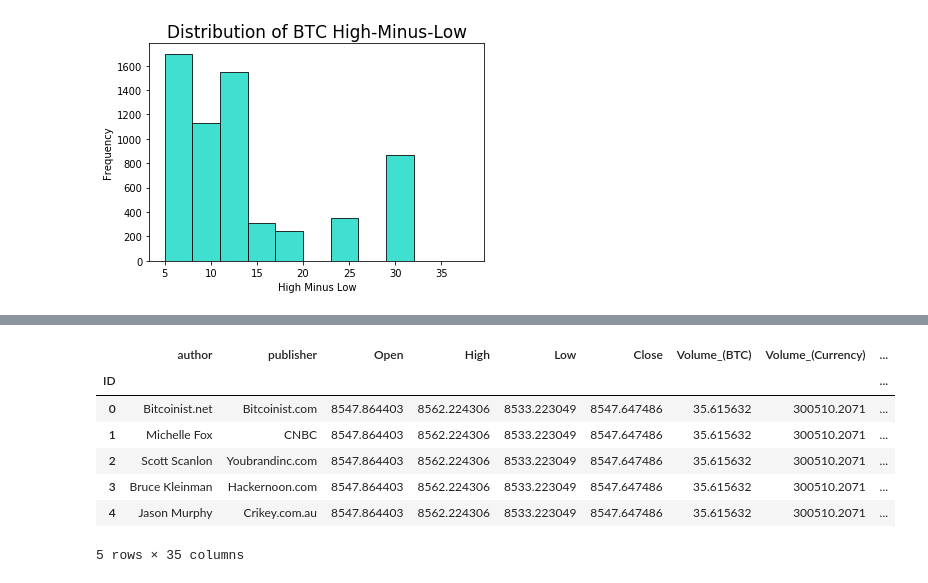
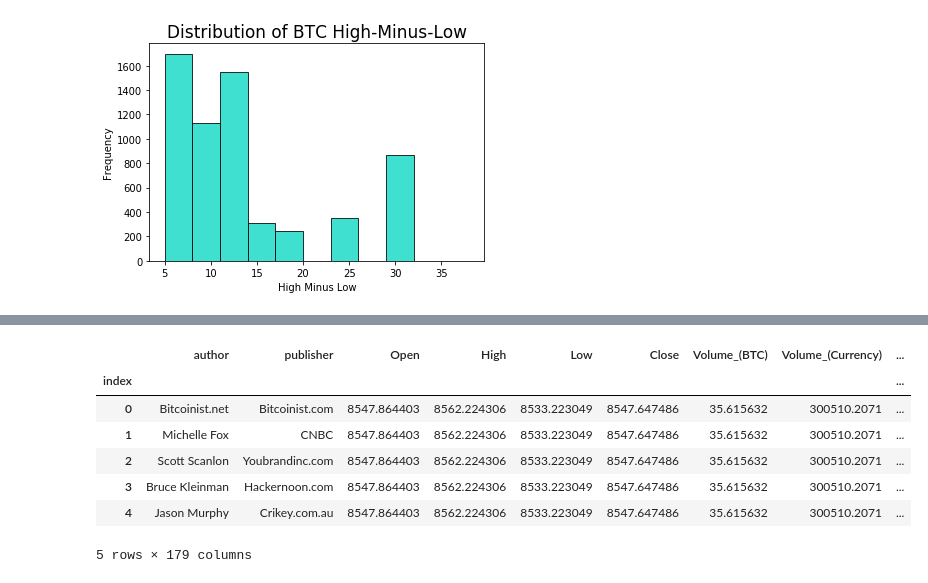
Before and after one commit to shun-lin/deep-synthetic-feature-engineering, a Jupyter notebook: Spring2019/EDA_and_Synthetic_Feature_Engineering_Technique_1.ipynb, the cells around one changed output, grey strips where cells are left out. Drawn from its saved outputs; the diff is of its cells as text; code cells hidden in the pictures.

```diff
--- a/Spring2019/EDA_and_Synthetic_Feature_Engineering_Technique_1.ipynb
+++ b/Spring2019/EDA_and_Synthetic_Feature_Engineering_Technique_1.ipynb
@@ -8,7 +8,8 @@ import matplotlib.pyplot as plt
 import seaborn as sns
 import featuretools as ft
 # %%
-df = pd.read_csv('news_score.1csv.csv')
+df = pd.read_csv('news_score.csv')
 df['ID'] = df.index
 df.head()
+df.columns
 # %% [output]
@@ -108,3 +102,5 @@ Name: publisher_L, dtype: float64
 # %%
- es = es.entity_from_dataframe(entity_id = 'df', dataframe = df,
-                              index = 'ID', time_index = 'date')
+es = es.entity_from_dataframe(entity_id = 'df', dataframe = df,
+                              index = 'index', time_index = 'date')
+es
+es["df"].variables
@@ -111,15 +125,16 @@ Name: publisher_L, dtype: float64
 # %%
-#df.iloc[0:10,5:15]
+# TODO: normalization and deep synthetic feature extraction
 features, feature_names = ft.dfs(entityset=es, target_entity='df',
-                                 max_depth = 2)
+                                 agg_primitives=["mean", "max", "min", "std", "skew"],
+                                 trans_primitives=['multiply_numeric', 'day', 'weekday', 'month'], max_depth = 1)
 
 features.head()
 # %% [output]
 |  | author | publisher | Open | High | Low | Close | Volume_(BTC) | Volume_(Currency) | ... |
-| ID |  |  |  |  |  |  |  |  | ... |
+| index |  |  |  |  |  |  |  |  | ... |
 | 0 | Bitcoinist.net | Bitcoinist.com | 8547.864403 | 8562.224306 | 8533.223049 | 8547.647486 | 35.615632 | 300510.2071 | ... |
 | 1 | Michelle Fox | CNBC | 8547.864403 | 8562.224306 | 8533.223049 | 8547.647486 | 35.615632 | 300510.2071 | ... |
 | 2 | Scott Scanlon | Youbrandinc.com | 8547.864403 | 8562.224306 | 8533.223049 | 8547.647486 | 35.615632 | 300510.2071 | ... |
 | 3 | Bruce Kleinman | Hackernoon.com | 8547.864403 | 8562.224306 | 8533.223049 | 8547.647486 | 35.615632 | 300510.2071 | ... |
 | 4 | Jason Murphy | Crikey.com.au | 8547.864403 | 8562.224306 | 8533.223049 | 8547.647486 | 35.615632 | 300510.2071 | ... |
-5 rows × 35 columns
+5 rows × 179 columns
```
Also changed, not shown: parts of 6 cells of this notebook, 2 other files.
